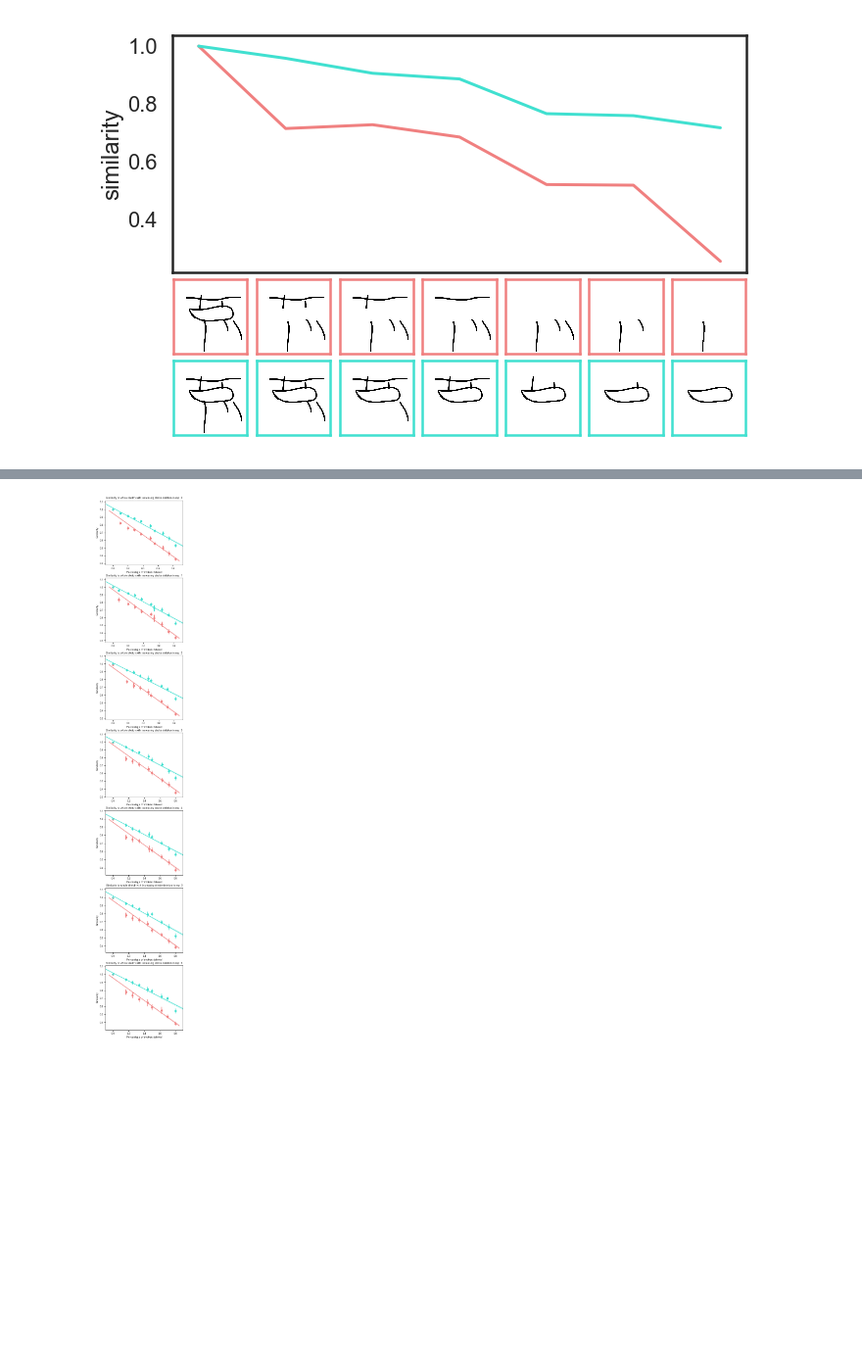
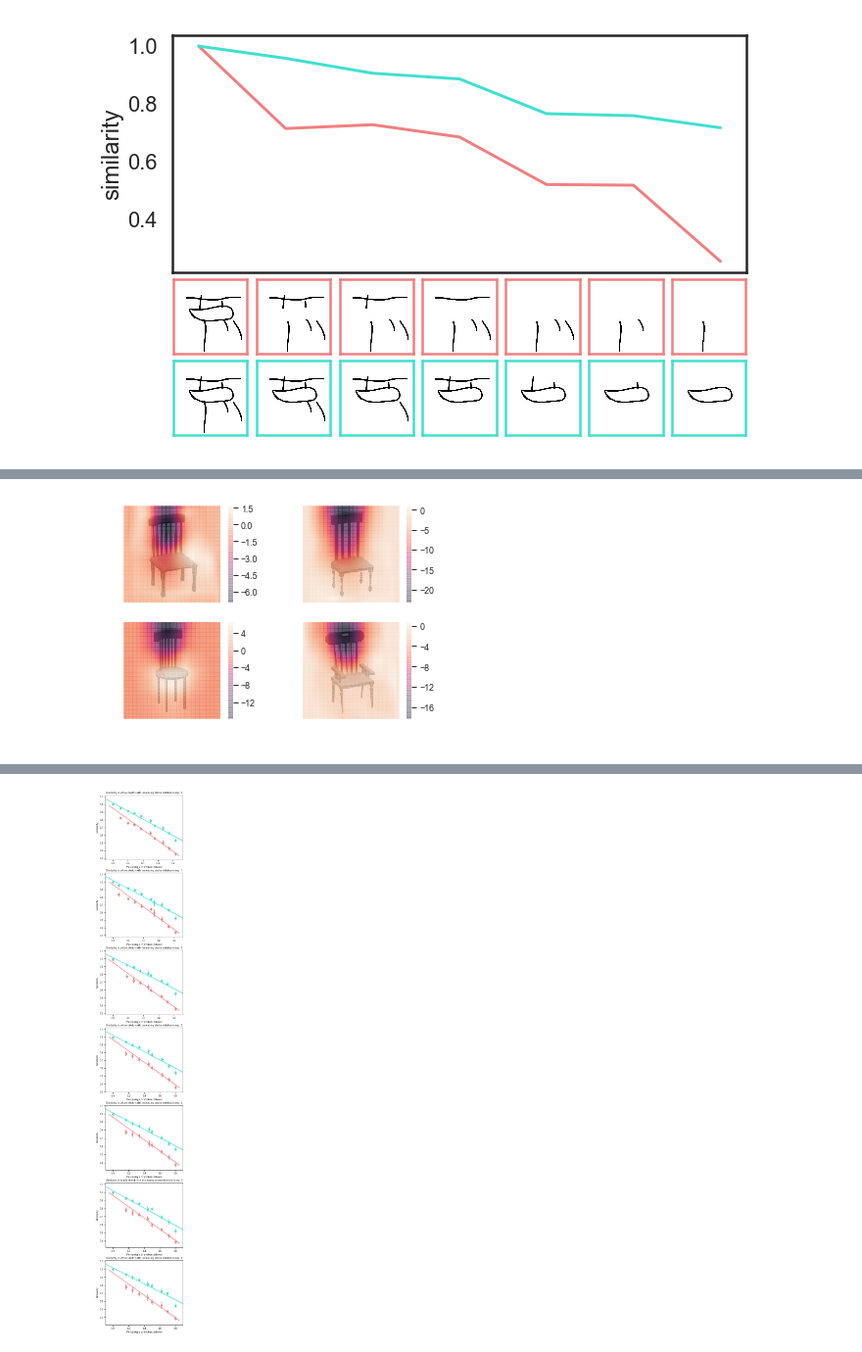
Before and after one commit to cogtoolslab/graphical_conventions_cogsci19, a Jupyter notebook: analysis/ipynb/megsano/analyze_refgame_sketches.ipynb, the cells around one changed output, grey strips where cells are left out. Shown at 98% size. Drawn from its saved outputs; the diff is of its cells as text; code cells hidden in the pictures; blank space fills up the shorter version.

Commit message:
modify diagnosticity analysis

```diff
--- a/analysis/ipynb/megsano/analyze_refgame_sketches.ipynb
+++ b/analysis/ipynb/megsano/analyze_refgame_sketches.ipynb
@@ -203 +188,4 @@ self_similarity_df.to_csv("self_similarity_df.csv")
+# %%
+stroke_analysis_df = pd.read_csv("stroke_analysis_df.csv")
+self_similarity_df = pd.read_csv("self_similarity_df.csv")
 # %%
@@ -415,0 +475,18 @@ get_stroke_importance(self_similarity_df, sketch_dir, png_name)
+# %%
+counts = np.zeros((224, 224))
+for i in range(224 - 56 + 1): # i is the x coordinate
+    for j in range(224 - 56 + 1):
+        for x in range(56):
+            for y in range(56):
+                counts[j + y, i + x] += 1.0
+# %%
+reload(h)
+diag_df = pd.read_csv('diagnosticity_df.csv')
+shapenet_ids = list(diag_df['lesioned_target'].unique())[:4]
+composite_heatmaps_, numerator_heatmaps_, denominator_heatmaps_ = h.get_pixel_importance_heatmaps(diag_df, shapenet_ids)
+# normalize denominator heatmaps
+for i in range(4):
+    hmap = denominator_heatmaps_[i]
+
+# compute composite
+composite_heatmaps_ = [np.divide(numerator_heatmaps_[p], denominator_heatmaps_[p]) for p in range(4)]
@@ -415,0 +506,4 @@ get_stroke_importance(self_similarity_df, sketch_dir, png_name)
+# %%
+# np.isnan(nan_others).any()
+shapenet_ids = diag_df['intact_target'].unique()
+shapenet_ids[5]
@@ -415,0 +533,19 @@ get_stroke_importance(self_similarity_df, sketch_dir, png_name)
+# %%
+sns.set_context('paper')
+fig, axes = plt.subplots(nrows=2, ncols=2)
+image_links = [shapenet['url'] for shapenet in shapenets if shapenet['filename'].split('.')[0] in shapenet_ids]
+for target_num in range(4):
+    response = requests.get(image_links[target_num])
+    im = Image.open(BytesIO(response.content))
+    x = 0 if target_num == 0 or target_num == 1 else 1
+    y = 0 if target_num == 0 or target_num == 2 else 1
+    ax = axes[x, y]
+    heatmap = denominator_heatmaps_[target_num]
+    min_val = np.min(heatmap)
+    max_val = np.max(heatmap)
+    hmax = sns.heatmap(heatmap, ax=ax, alpha = 0.12, vmin=min_val, vmax=max_val)
+    ax.imshow(im)#plt.imshow(im, zorder=0, extent=[0.5, 8.0, 1.0, 7.0], ax=ax)
+    ax.axis('off')
+plt.show()
+# %% [output]
+[figure, added]
```
Also changed, not shown: parts of 44 cells of this notebook, 1 other file.
